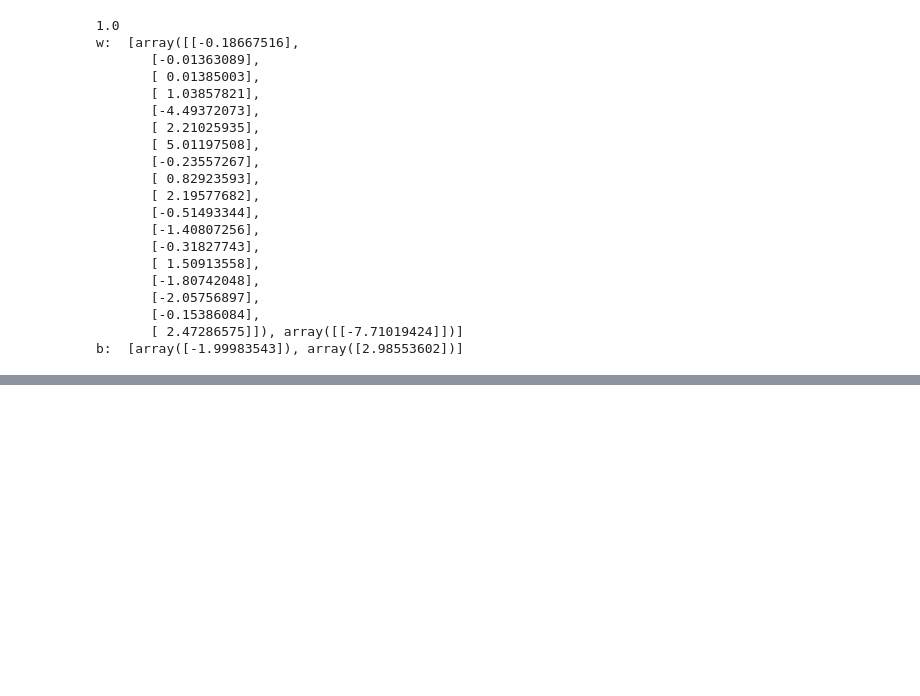
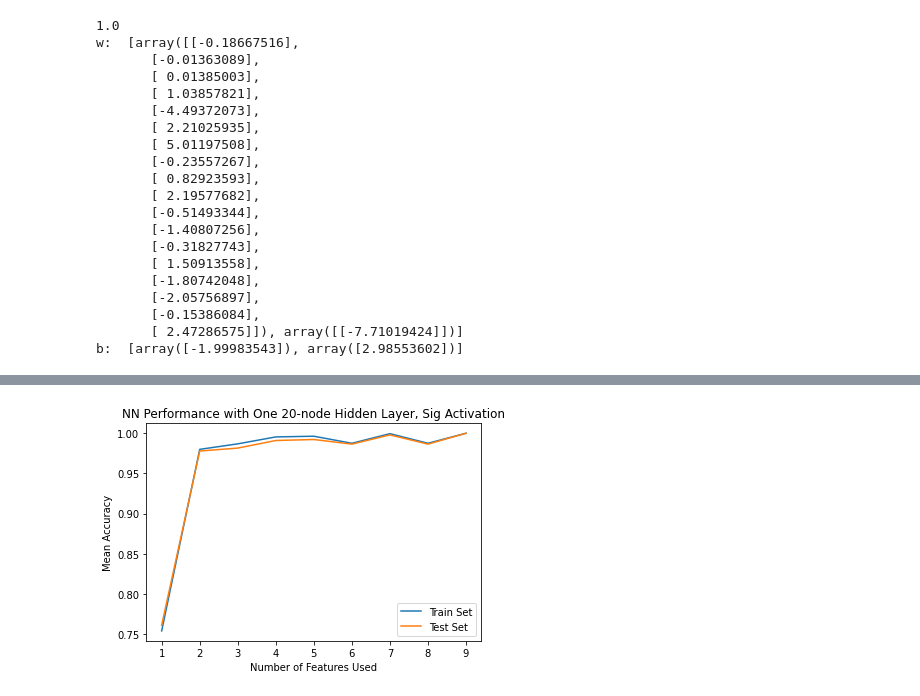
Before and after one commit to cynthiacheng1/ShroomAnalysis, a Jupyter notebook: Neural_Network.ipynb, the cells around one changed output, grey strips where cells are left out. Cells and saved outputs as stored; diff of their text form; code cells hidden in the pictures; blank space fills up the shorter version.

Commit message:
added graphs to neural network for visualization

```diff
--- a/Neural_Network.ipynb
+++ b/Neural_Network.ipynb
@@ -282,7 +282,7 @@ print(one_nn_score)
 # %% [output]
 0.9835931091058244
 # %%
-feature_count_to_reduce_to = 9
+feature_count_to_reduce_to = 18
 
 weights = one_nn.coefs_[0]
 temp = np.arange(weights.shape[0])
@@ -302,6 +302,8 @@ for ind in range (feature_count_to_reduce_to):
     temp = feature_names[int(result[-ind-1][1])]
     print(temp)
     accepted_filter.append(temp)
+
+print(result[:,0][-1::-1])
 # %% [output]
 [[-1.36308884e-02  1.00000000e+00]
  [ 1.38500349e-02  2.00000000e+00]
@@ -430,0 +487,11 @@ b:  [array([-1.99983543]), array([2.98553602])]
+# %%
+x = np.arange(1,10)
+plt.plot(x,train_list)
+plt.plot(x,test_list)
+plt.legend(['Train Set',"Test Set"])
+plt.xlabel("Number of Features Used")
+plt.ylabel("Mean Accuracy")
+plt.title("NN Performance with One 20-node Hidden Layer, Sig Activation")
+plt.show()
+# %% [output]
+[figure, added]
```
Also changed, not shown: parts of 3 cells of this notebook.
